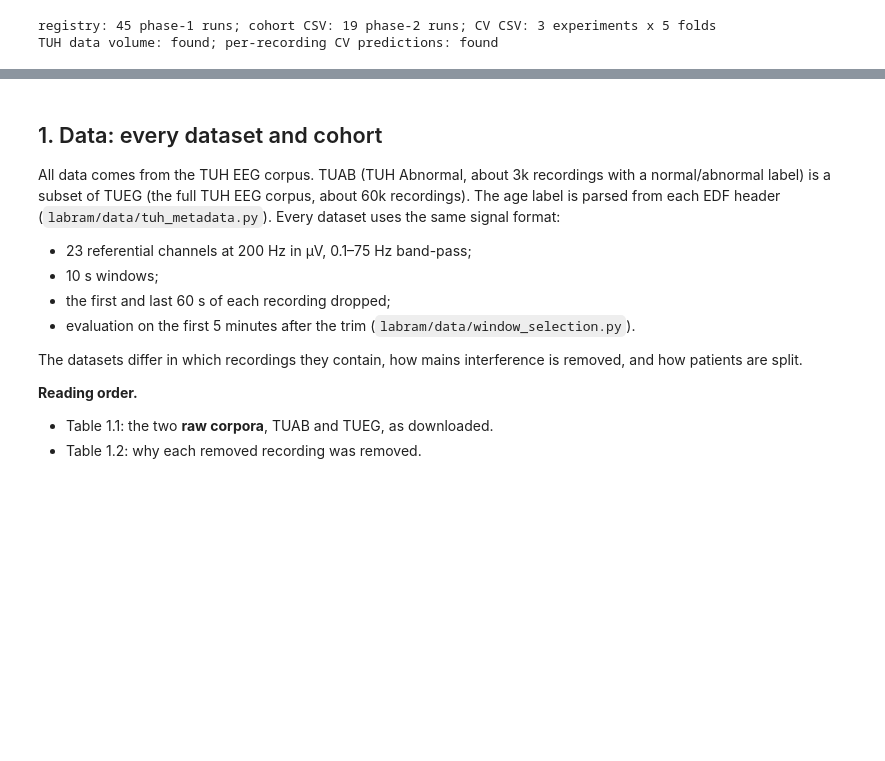
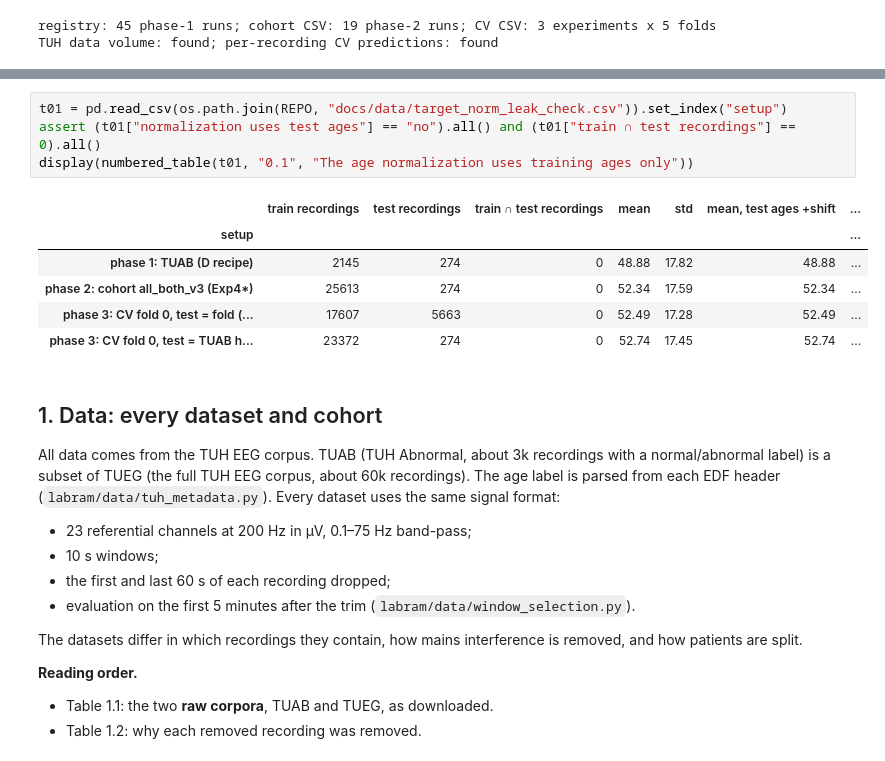
Before and after one commit to Neuro-Clalit/LaBraM, a Jupyter notebook: notebooks/brain_age_research_summary.ipynb, the cells around one changed output, grey strips where cells are left out. Drawn from its saved outputs; the diff is of its cells as text; blank space fills up the shorter version.

```diff
--- a/notebooks/brain_age_research_summary.ipynb
+++ b/notebooks/brain_age_research_summary.ipynb
@@ -137,3 +167,14 @@ TUH data volume: found; per-recording CV predictions: found
+# %%
+t01 = pd.read_csv(os.path.join(REPO, "docs/data/target_norm_leak_check.csv")).set_index("setup")
+assert (t01["normalization uses test ages"] == "no").all() and (t01["train ∩ test recordings"] == 0).all()
+display(numbered_table(t01, "0.1", "The age normalization uses training ages only"))
+# %% [output]
+|  | train recordings | test recordings | train ∩ test recordings | mean | std | mean, test ages +shift | ... |
+| setup |  |  |  |  |  |  | ... |
+| phase 1: TUAB (D recipe) | 2145 | 274 | 0 | 48.88 | 17.82 | 48.88 | ... |
+| phase 2: cohort all_both_v3 (Exp4*) | 25613 | 274 | 0 | 52.34 | 17.59 | 52.34 | ... |
+| phase 3: CV fold 0, test = fold (... | 17607 | 5663 | 0 | 52.49 | 17.28 | 52.49 | ... |
+| phase 3: CV fold 0, test = TUAB h... | 23372 | 274 | 0 | 52.74 | 17.45 | 52.74 | ... |
 # %% [markdown]
 ## 1. Data: every dataset and cohort
 
```
Also changed, not shown: parts of 4 cells of this notebook, 3 other files.
